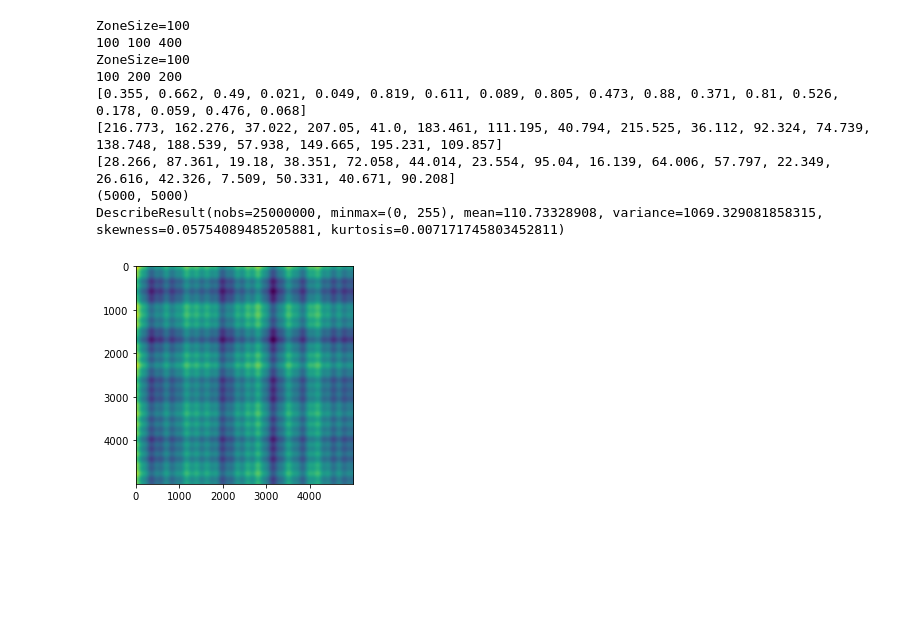
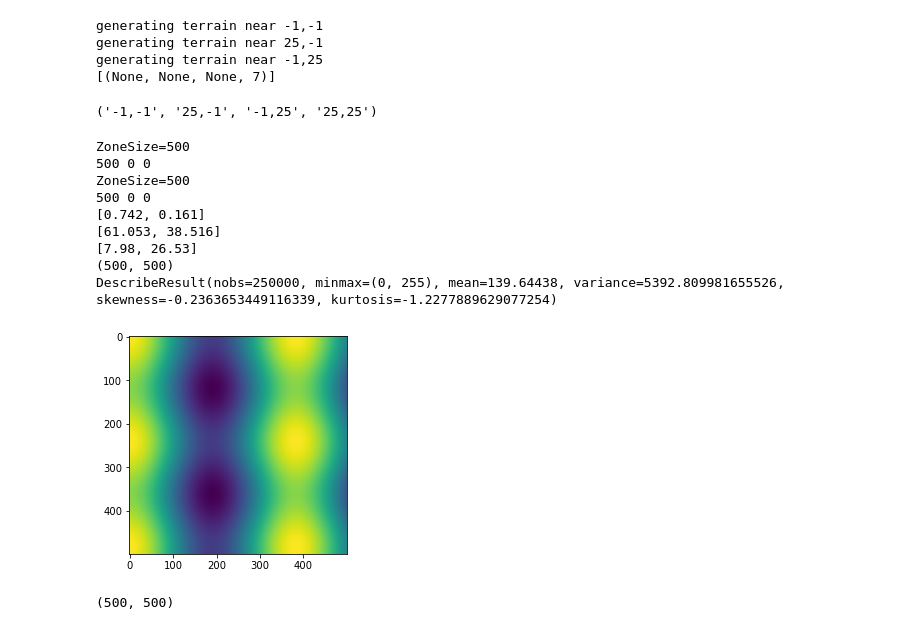
Before and after one commit to AndrewSamaha/baseknight, a Jupyter notebook: dev/zone.ipynb, the cells around one changed output. Saved outputs shown, nothing was run; the diff lists cells and outputs as text; code cells hidden in the pictures; blank space fills up the shorter version.

```diff
--- a/dev/zone.ipynb
+++ b/dev/zone.ipynb
@@ -22,3 +75,28 @@ db = DB()
+# %%
+x_min = -1
+x_max = 25
+y_min = -1
+y_max = 25
+corner_states = db.query(f"""
+                SELECT
+                    (SELECT type_id FROM tiles where x = {x_min} and y = {y_min}) as '{x_min},{y_min}',
+                    (SELECT type_id FROM tiles where x = {x_max} and y = {y_min}) as '{x_max},{y_min}',
+                    (SELECT type_id FROM tiles where x = {x_min} and y = {y_max}) as '{x_min},{y_max}',
+                    (SELECT type_id FROM tiles where x = {x_max} and y = {y_max}) as '{x_max},{y_max}'
+            """)
+for index,val in enumerate(corner_states[0]):
+    if val is None:
+        xy = db.cursor.column_names[index].split(',')
+        print(f"generating terrain near {xy[0]},{xy[1]}")
+        #tg.generateTerrainNearPoint(xy[0], xy[1])
+print(corner_states)
+db.cursor.column_names
+# %% [output]
+generating terrain near -1,-1
+generating terrain near 25,-1
+generating terrain near -1,25
+[(None, None, None, 7)]
+('-1,-1', '25,-1', '-1,25', '25,25')
 # %%
 import math
 def getZone(x,y):
@@ -40,7 +118,7 @@ def getWorldParameters(x,y):
     startx = startx * zoneSize
     starty = starty * zoneSize
     print(zoneSize, startx, starty)
-    zoneSize = 5000
+    #zoneSize = 500
 
     coeff_str = db.getWorldState('coeffs')
     denom_str = db.getWorldState('denom')
@@ -53,41 +131,46 @@ def getWorldParameters(x,y):
     print(intercepts)
     array = np.zeros((zoneSize,zoneSize))
     start = 0
     for x in range(start,zoneSize+start):
         for y in range(start,zoneSize+start):
             array[y-start][x-start] = generate(x+1,y+1, coeffs, denom, intercepts)
 
     #array = np.array(array)
     if 1:
         array = array.reshape(-1, 1)
         scaler = MinMaxScaler()
         array = scaler.fit_transform(array)
         array = array * 255
         array = array.astype(int)
         array = array.reshape(zoneSize,zoneSize)
         #array = np.squeeze(array)
     print(array.shape)
     print(stats.describe(array,axis=None))
     #print(array)
     plt.imshow(array, cmap='viridis', interpolation='none')
     plt.show()
+    return array
 
 def generateZone(x,y):
     zoneSize, startx, starty = getZone(x,y)
     startx = startx * zoneSize
     starty = starty * zoneSize
     print(zoneSize, startx, starty)
 
 generateZone(140,420)
-getWorldParameters(225,225)
+zoneArray = getWorldParameters(225,225)
 # %% [output]
-ZoneSize=100
-100 100 400
-ZoneSize=100
-100 200 200
-[0.355, 0.662, 0.49, 0.021, 0.049, 0.819, 0.611, 0.089, 0.805, 0.473, 0.88, 0.371, 0.81, 0.526, 0.178, 0.059, 0.476, 0.068]
-[216.773, 162.276, 37.022, 207.05, 41.0, 183.461, 111.195, 40.794, 215.525, 36.112, 92.324, 74.739, 138.748, 188.539, 57.938, 149.665, 195.231, 109.857]
-[28.266, 87.361, 19.18, 38.351, 72.058, 44.014, 23.554, 95.04, 16.139, 64.006, 57.797, 22.349, 26.616, 42.326, 7.509, 50.331, 40.671, 90.208]
-(5000, 5000)
-DescribeResult(nobs=25000000, minmax=(0, 255), mean=110.73328908, variance=1069.329081858315, skewness=0.05754089485205881, kurtosis=0.007171745803452811)
+ZoneSize=500
+500 0 0
+ZoneSize=500
+500 0 0
+[0.742, 0.161]
+[61.053, 38.516]
+[7.98, 26.53]
+(500, 500)
+DescribeResult(nobs=250000, minmax=(0, 255), mean=139.64438, variance=5392.809981655526, skewness=-0.2363653449116339, kurtosis=-1.2277889629077254)
-[figure, old version]
+[figure, new version]
+# %%
+zoneArray.shape
+# %% [output]
+(500, 500)
```
Also changed, not shown: parts of 17 cells of this notebook, 15 other files.
